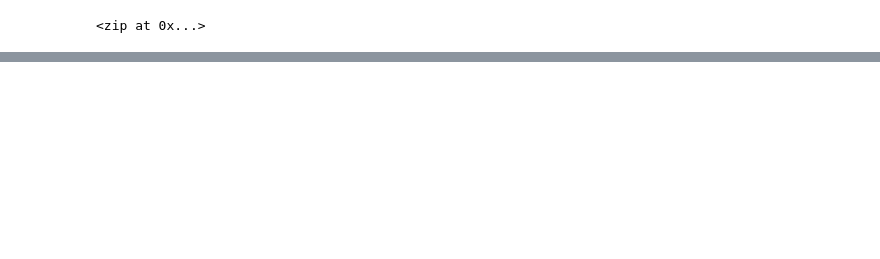
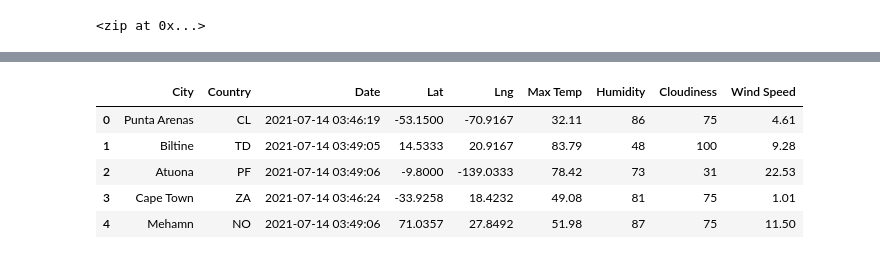
Before and after one commit to SpectralPoet/World_Weather_Analysis, a Jupyter notebook: WeatherPy.ipynb, the cells around one changed output, grey strips where cells are left out. Cells and saved outputs as stored; diff of their text form; code cells hidden in the pictures; blank space fills up the shorter version.

```diff
--- a/WeatherPy.ipynb
+++ b/WeatherPy.ipynb
@@ -33,0 +140,11 @@ len(cities)
+# %%
+new_column_order = ["City", "Country", "Date", "Lat", "Lng", "Max Temp", "Humidity", "Cloudiness", "Wind Speed"]
+city_data_df = city_data_df[new_column_order]
+city_data_df.head()
+# %% [output]
+|  | City | Country | Date | Lat | Lng | Max Temp | Humidity | Cloudiness | Wind Speed |
+| 0 | Punta Arenas | CL | 2021-07-14 03:46:19 | -53.1500 | -70.9167 | 32.11 | 86 | 75 | 4.61 |
+| 1 | Biltine | TD | 2021-07-14 03:49:05 | 14.5333 | 20.9167 | 83.79 | 48 | 100 | 9.28 |
+| 2 | Atuona | PF | 2021-07-14 03:49:06 | -9.8000 | -139.0333 | 78.42 | 73 | 31 | 22.53 |
+| 3 | Cape Town | ZA | 2021-07-14 03:46:24 | -33.9258 | 18.4232 | 49.08 | 81 | 75 | 1.01 |
+| 4 | Mehamn | NO | 2021-07-14 03:49:06 | 71.0357 | 27.8492 | 51.98 | 87 | 75 | 11.50 |
```
Also changed, not shown: parts of 7 cells of this notebook, 3 other files.
